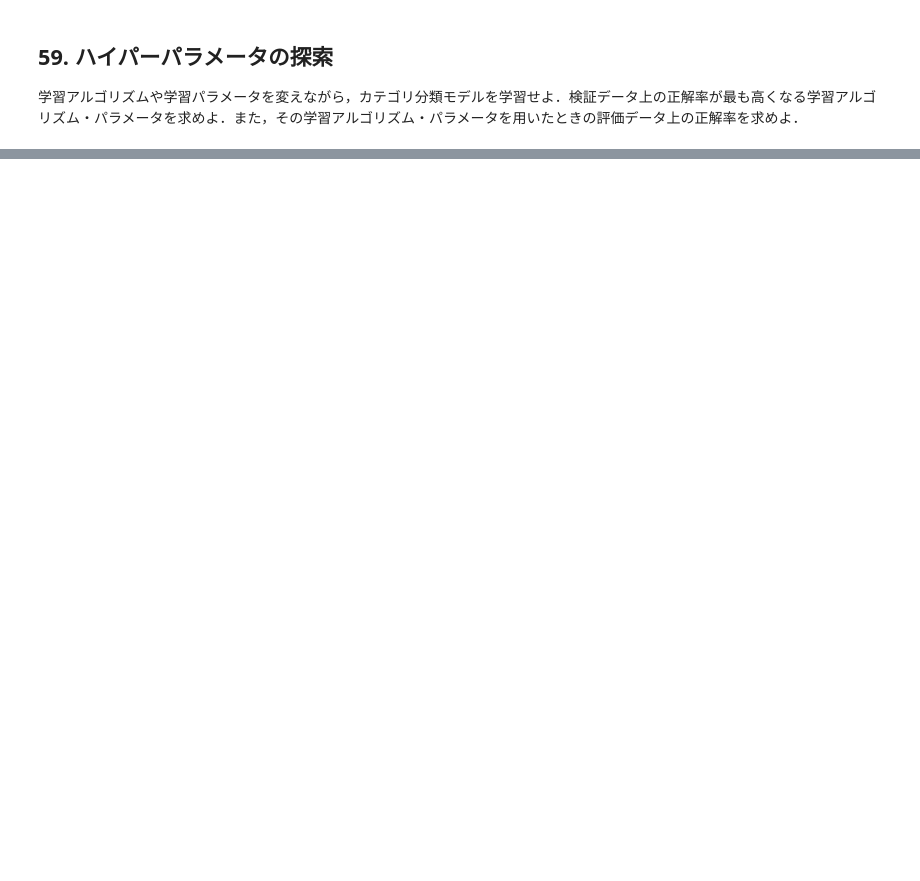
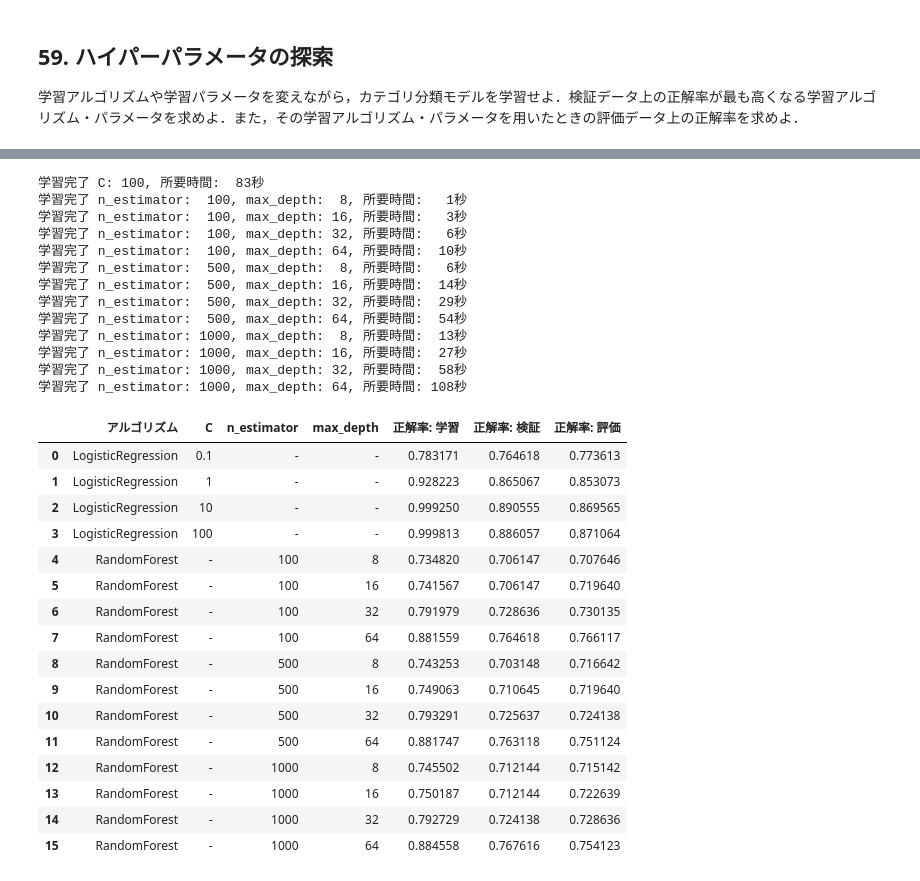
Before and after one commit to yuichi0625/practice-nlp100, a Jupyter notebook: chapters/第6章 機械学習.ipynb, the cells around one changed output, grey strips where cells are left out. Drawn from its saved outputs; the diff is of its cells as text; code cells hidden in the pictures; blank space fills up the shorter version.

```diff
--- a/chapters/第6章 機械学習.ipynb
+++ b/chapters/第6章 機械学習.ipynb
@@ -291,3 +325,53 @@ plt.show()
 # %% [markdown]
 ## 59. ハイパーパラメータの探索
 学習アルゴリズムや学習パラメータを変えながら，カテゴリ分類モデルを学習せよ．検証データ上の正解率が最も高くなる学習アルゴリズム・パラメータを求めよ．また，その学習アルゴリズム・パラメータを用いたときの評価データ上の正解率を求めよ．
+# %%
+import itertools
+import time
+import pandas as pd
+from sklearn.ensemble import RandomForestClassifier
+from sklearn.linear_model import LogisticRegression
+from sklearn.metrics import accuracy_score
+seed = 42
+
+X_train = pd.read_table('train.feature.txt', header=None)
+y_train = pd.read_table('train.txt', header=None)[0]
+X_valid = pd.read_table('valid.feature.txt', header=None)
+y_valid = pd.read_table('valid.txt', header=None)[0]
+X_test = pd.read_table('test.feature.txt', header=None)
+y_test = pd.read_table('test.txt', header=None)[0]
+
+C_cands = [0.1, 1, 10, 100]
+n_estimators_cands = [100, 500, 1000]
+max_depth_cands = [8, 16, 32, 64]
+
+rows = []
+
+for C in C_cands:
+    lr = LogisticRegression(solver='sag', C=C, random_state=seed)
+    t = time.time()
+    lr.fit(X_train, y_train)
+    e = time.time() - t
+
+    train_acc = accuracy_score(y_train, lr.predict(X_train))
+    valid_acc = accuracy_score(y_valid, lr.predict(X_valid))
+    test_acc = accuracy_score(y_test, lr.predict(X_test))
+    rows.append(['LogisticRegression', C, '-', '-', train_acc, valid_acc, test_acc])
+    print(f'学習完了 C: {C:>3}, 所要時間: {int(e):>3}秒')
+
+for n_estimators, max_depth in itertools.product(n_estimators_cands, max_depth_cands):
+    rf = RandomForestClassifier(n_estimators=n_estimators, max_depth=max_depth, random_state=seed)
+    t = time.time()
+    rf.fit(X_train, y_train)
+    e = time.time() - t
+
+    train_acc = accuracy_score(y_train, rf.predict(X_train))
+    valid_acc = accuracy_score(y_valid, rf.predict(X_valid))
+    test_acc = accuracy_score(y_test, rf.predict(X_test))
+    rows.append(['RandomForest', '-', n_estimators, max_depth, train_acc, valid_acc, test_acc])
+    print(f'学習完了 n_estimator: {n_estimators:>4}, max_depth: {max_depth:>2}, 所要時間: {int(e):>3}秒')
+
+df = pd.DataFrame(rows)
+df.columns = ['アルゴリズム', 'C', 'n_estimator', 'max_depth', '正解率: 学習', '正解率: 検証', '正解率: 評価']
+df
+# %% [output]
@@ -293,0 +381,30 @@ plt.show()
+学習完了 C: 100, 所要時間:  83秒
+学習完了 n_estimator:  100, max_depth:  8, 所要時間:   1秒
+学習完了 n_estimator:  100, max_depth: 16, 所要時間:   3秒
+学習完了 n_estimator:  100, max_depth: 32, 所要時間:   6秒
+学習完了 n_estimator:  100, max_depth: 64, 所要時間:  10秒
+学習完了 n_estimator:  500, max_depth:  8, 所要時間:   6秒
+学習完了 n_estimator:  500, max_depth: 16, 所要時間:  14秒
+学習完了 n_estimator:  500, max_depth: 32, 所要時間:  29秒
+学習完了 n_estimator:  500, max_depth: 64, 所要時間:  54秒
+学習完了 n_estimator: 1000, max_depth:  8, 所要時間:  13秒
+学習完了 n_estimator: 1000, max_depth: 16, 所要時間:  27秒
+学習完了 n_estimator: 1000, max_depth: 32, 所要時間:  58秒
+学習完了 n_estimator: 1000, max_depth: 64, 所要時間: 108秒
+|  | アルゴリズム | C | n_estimator | max_depth | 正解率: 学習 | 正解率: 検証 | 正解率: 評価 |
+| 0 | LogisticRegression | 0.1 | - | - | 0.783171 | 0.764618 | 0.773613 |
+| 1 | LogisticRegression | 1 | - | - | 0.928223 | 0.865067 | 0.853073 |
+| 2 | LogisticRegression | 10 | - | - | 0.999250 | 0.890555 | 0.869565 |
+| 3 | LogisticRegression | 100 | - | - | 0.999813 | 0.886057 | 0.871064 |
+| 4 | RandomForest | - | 100 | 8 | 0.734820 | 0.706147 | 0.707646 |
+| 5 | RandomForest | - | 100 | 16 | 0.741567 | 0.706147 | 0.719640 |
+| 6 | RandomForest | - | 100 | 32 | 0.791979 | 0.728636 | 0.730135 |
+| 7 | RandomForest | - | 100 | 64 | 0.881559 | 0.764618 | 0.766117 |
+| 8 | RandomForest | - | 500 | 8 | 0.743253 | 0.703148 | 0.716642 |
+| 9 | RandomForest | - | 500 | 16 | 0.749063 | 0.710645 | 0.719640 |
+| 10 | RandomForest | - | 500 | 32 | 0.793291 | 0.725637 | 0.724138 |
+| 11 | RandomForest | - | 500 | 64 | 0.881747 | 0.763118 | 0.751124 |
+| 12 | RandomForest | - | 1000 | 8 | 0.745502 | 0.712144 | 0.715142 |
+| 13 | RandomForest | - | 1000 | 16 | 0.750187 | 0.712144 | 0.722639 |
+| 14 | RandomForest | - | 1000 | 32 | 0.792729 | 0.724138 | 0.728636 |
+| 15 | RandomForest | - | 1000 | 64 | 0.884558 | 0.767616 | 0.754123 |
```
Also changed, not shown: parts of 19 cells of this notebook, 1 other file.
